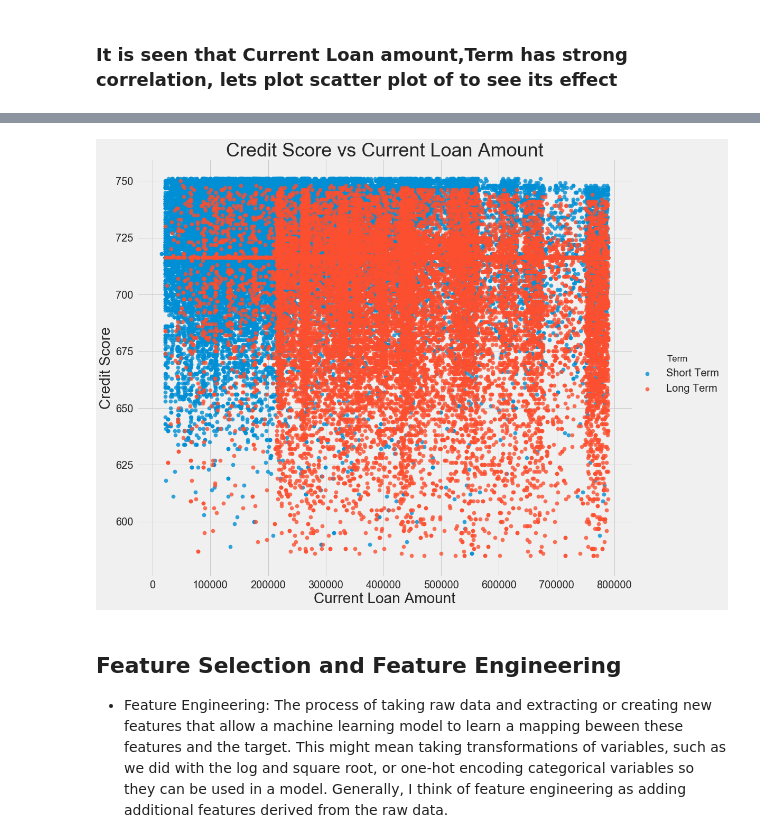
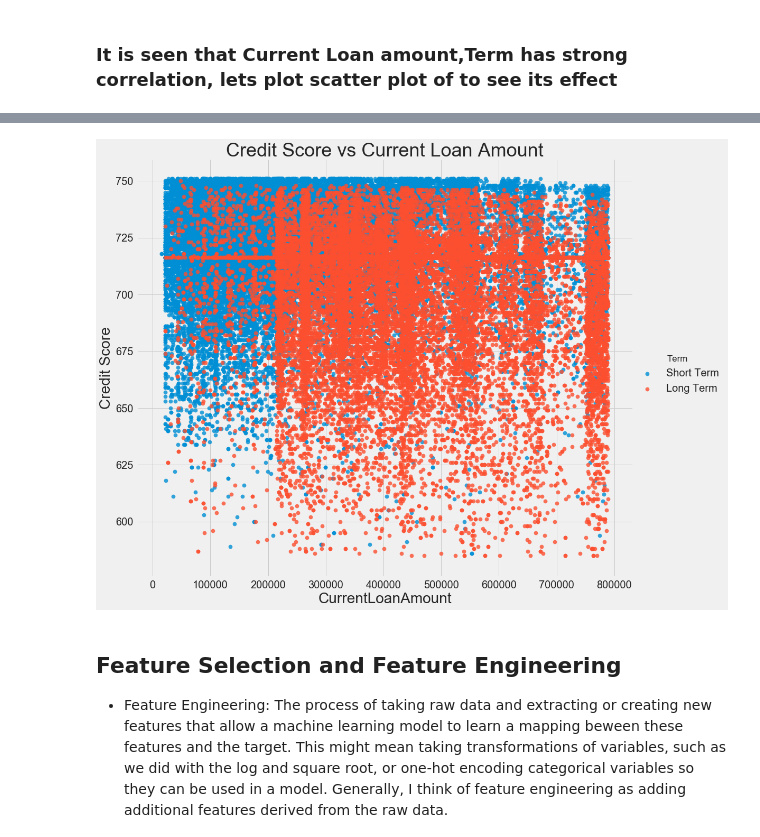
Before and after one commit to sqbislam/Credit-Scoring-Model-, a Jupyter notebook: Credit Scoring (Part 1).ipynb, the cells around one changed output, grey strips where cells are left out. Cells and saved outputs as stored; diff of their text form; code cells hidden in the pictures.

```diff
--- a/Credit Scoring (Part 1).ipynb
+++ b/Credit Scoring (Part 1).ipynb
@@ -641,28 +615,28 @@ memory usage: 51.8+ MB
 # %%
-figsize(12, 10)
+figsize = (12, 10)
 
 # Extract the Term types
 
-features = raw_df[raw_df['Current Loan Amount'] < 1e07]
+plot = raw_df[raw_df['CurrentLoanAmount'] < 1e07]
 # Create a list of Term with more than 100 measurements to avoid clutter
 types = raw_df
 types = types['Term'].value_counts()
 types = list(types[types.values > 200].index)
-features = features[features['Term'].isin(types)]
+plot = plot[plot['Term'].isin(types)]
 
 
 # Use seaborn to plot a scatterplot of Score vs Log Source EUI
-sns.lmplot('Current Loan Amount', 'Credit Score',
-          hue = 'Term', data = features,
+sns.lmplot('CurrentLoanAmount', 'Credit Score',
+          hue = 'Term', data = plot,
           scatter_kws = {'alpha': 0.8, 's': 60}, fit_reg = False,
           size = 12, aspect = 1.2);
 
 # Plot labeling
-plt.xlabel("Current Loan Amount", size = 28)
+plt.xlabel("CurrentLoanAmount", size = 28)
 plt.ylabel('Credit Score', size = 28)
 plt.title('Credit Score vs Current Loan Amount', size = 36);
 # %% [output]
-[figure, old version]
+[figure, new version]
 # %% [markdown]
 ## Feature Selection and Feature Engineering
 
```
Also changed, not shown: parts of 42 cells of this notebook, 33 other files.
